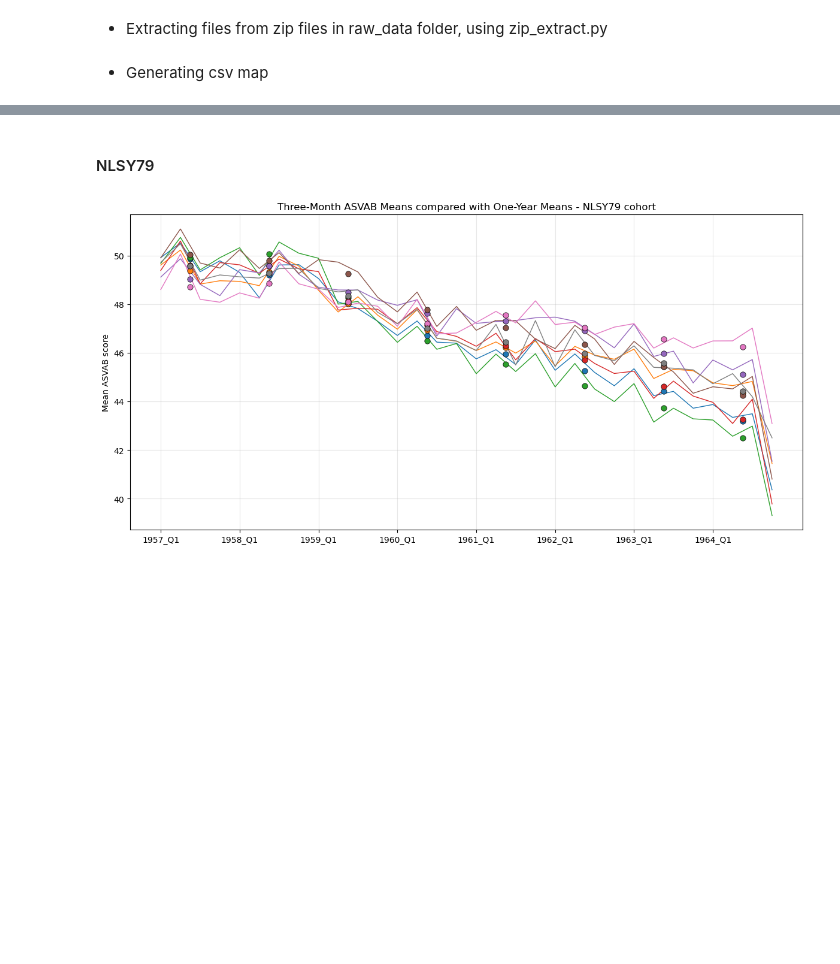
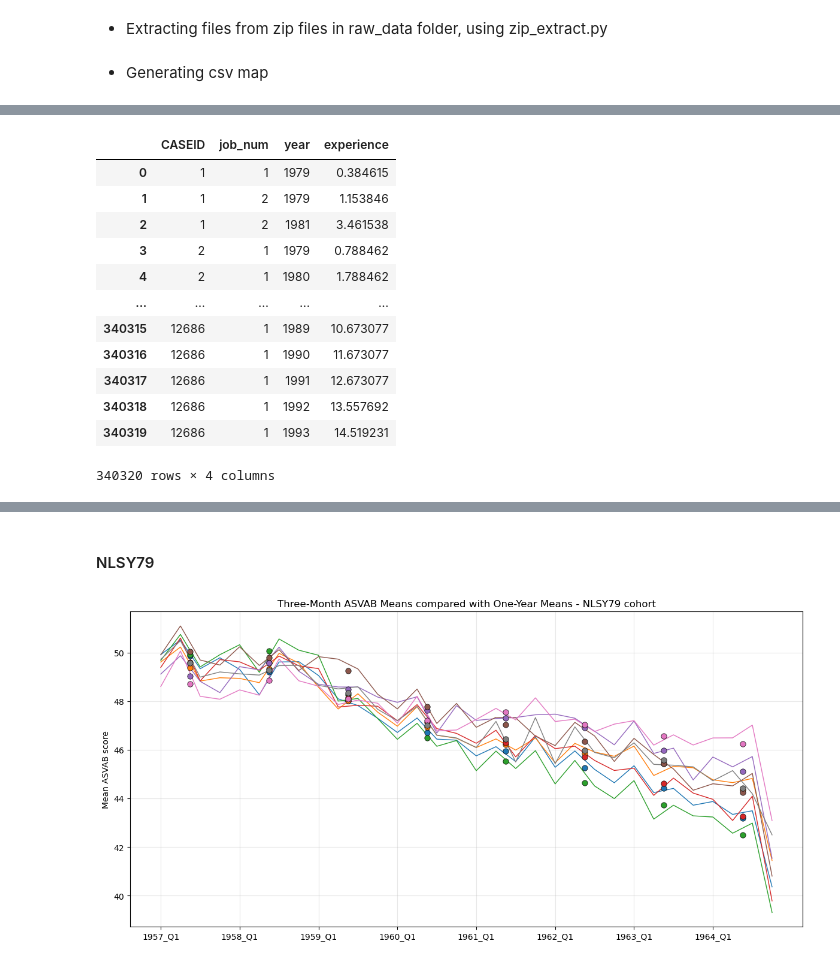
Before and after one commit to sophiawang0v0/Econ681, a Jupyter notebook: data_cleaning.ipynb, the cells around one changed output, grey strips where cells are left out. Cells and saved outputs as stored; diff of their text form; code cells hidden in the pictures; blank space fills up the shorter version.

```diff
--- a/data_cleaning.ipynb
+++ b/data_cleaning.ipynb
@@ -166 +244,17 @@ cpi_map = df_cpi.set_index('observation_date')['ratio'].to_dict()
+# %%
+df79_exp
+# %% [output]
+|  | CASEID | job_num | year | experience |
+| 0 | 1 | 1 | 1979 | 0.384615 |
+| 1 | 1 | 2 | 1979 | 1.153846 |
+| 2 | 1 | 2 | 1981 | 3.461538 |
+| 3 | 2 | 1 | 1979 | 0.788462 |
+| 4 | 2 | 1 | 1980 | 1.788462 |
+| ... | ... | ... | ... | ... |
+| 340315 | 12686 | 1 | 1989 | 10.673077 |
+| 340316 | 12686 | 1 | 1990 | 11.673077 |
+| 340317 | 12686 | 1 | 1991 | 12.673077 |
+| 340318 | 12686 | 1 | 1992 | 13.557692 |
+| 340319 | 12686 | 1 | 1993 | 14.519231 |
+340320 rows × 4 columns
 # %% [markdown]
```
Also changed, not shown: parts of 9 cells of this notebook, 14 other files.
